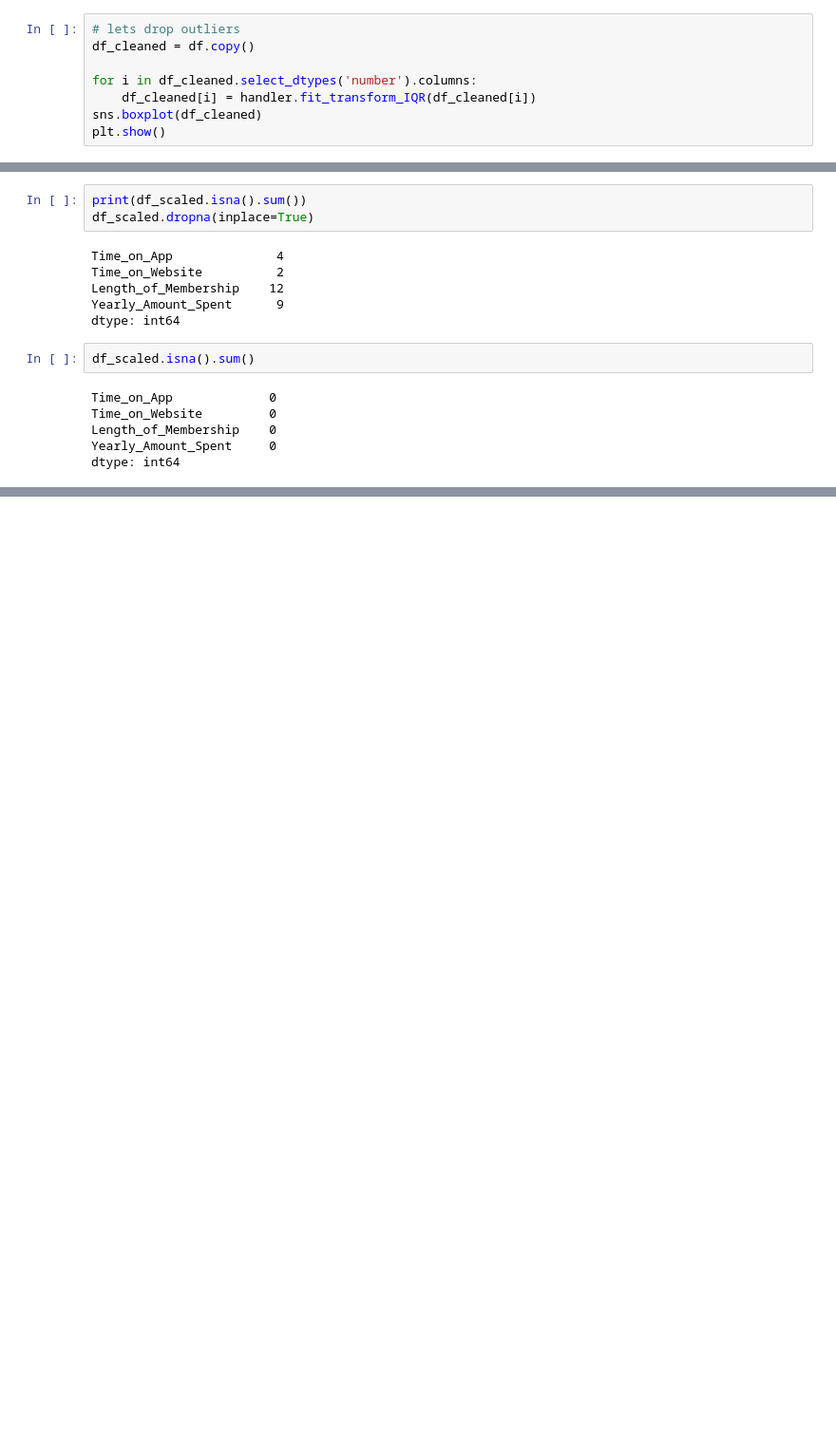
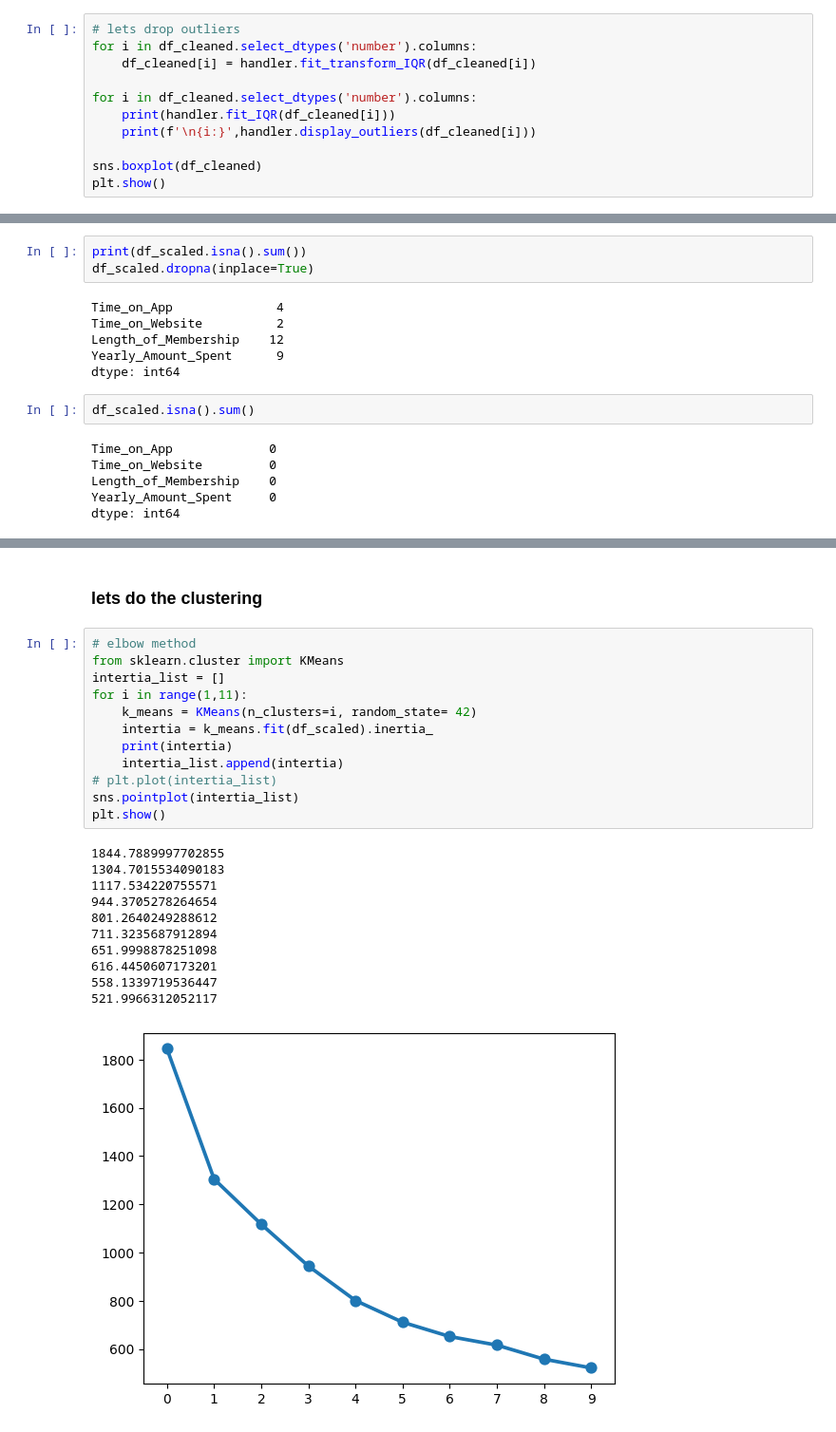
Before and after one commit to bosshussien/Ecommerce-Customer-Segmentation, a Jupyter notebook: DataPreprocessing.ipynb, the cells around one changed output, grey strips where cells are left out. Shown at 95% size. Drawn from its saved outputs; the diff is of its cells as text; blank space fills up the shorter version.

Commit message:
elbow method

```diff
--- a/DataPreprocessing.ipynb
+++ b/DataPreprocessing.ipynb
@@ -130,9 +132,12 @@ plt.show()
 # %%
 # lets drop outliers
-df_cleaned = df.copy()
+for i in df_cleaned.select_dtypes('number').columns:
+    df_cleaned[i] = handler.fit_transform_IQR(df_cleaned[i])
 
 for i in df_cleaned.select_dtypes('number').columns:
-    df_cleaned[i] = handler.fit_transform_IQR(df_cleaned[i])
+    print(handler.fit_IQR(df_cleaned[i]))
+    print(f'\n{i:}',handler.display_outliers(df_cleaned[i]))
+
 sns.boxplot(df_cleaned)
 plt.show()
 # %% [output]
@@ -190,0 +224,26 @@ dtype: int64
+# %% [markdown]
+### lets do the clustering
+# %%
+# elbow method
+from sklearn.cluster import KMeans
+intertia_list = []
+for i in range(1,11):
+    k_means = KMeans(n_clusters=i, random_state= 42)
+    intertia = k_means.fit(df_scaled).inertia_
+    print(intertia)
+    intertia_list.append(intertia)
+# plt.plot(intertia_list)
+sns.pointplot(intertia_list)
+plt.show()
+# %% [output]
+1844.7889997702855
+1304.7015534090183
+1117.534220755571
+944.3705278264654
+801.2640249288612
+711.3235687912894
+651.9998878251098
+616.4450607173201
+558.1339719536447
+521.9966312052117
+[figure, added]
```
Also changed, not shown: parts of 4 cells of this notebook, 1 other file.
